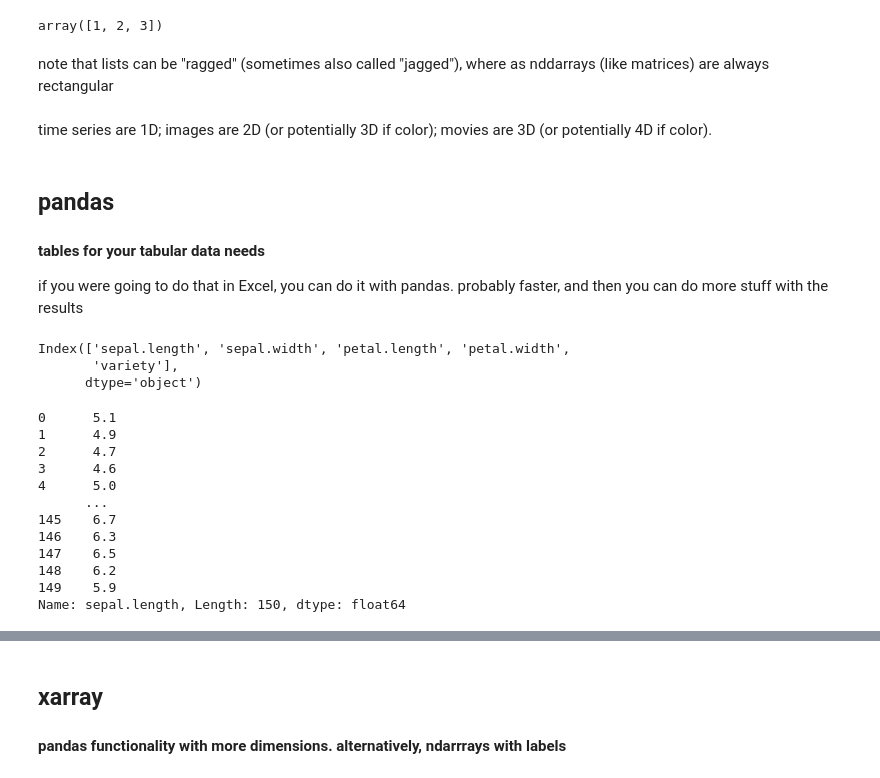
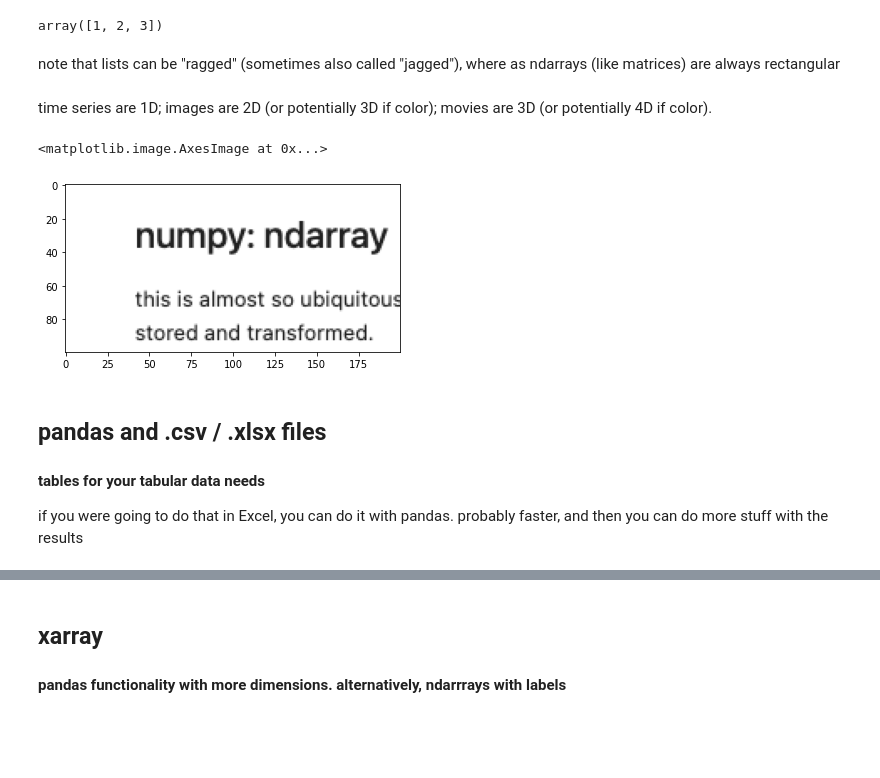
Before and after one commit to CU-NRSC-7657/NRSC7657, a Jupyter notebook: Week2/DataTypes_FlowControl.ipynb, the cells around one changed output, grey strips where cells are left out. Cells and saved outputs as stored; diff of their text form; code cells hidden in the pictures; blank space fills up the shorter version.

```diff
--- a/Week2/DataTypes_FlowControl.ipynb
+++ b/Week2/DataTypes_FlowControl.ipynb
@@ -122,9 +139,17 @@ array([1, 2, 3])
 # %% [markdown]
-note that lists can be "ragged" (sometimes also called "jagged"), where as nddarrays (like matrices) are always rectangular
+note that lists can be "ragged" (sometimes also called "jagged"), where as ndarrays (like matrices) are always rectangular
 # %% [markdown]
 time series are 1D; images are 2D (or potentially 3D if color); movies are 3D (or potentially 4D if color).
+# %%
+import matplotlib.pyplot as plt
+im=plt.imread('for_NRSC7657.png')
+# %%
+plt.imshow(im[:100,:200])
+# %% [output]
+<matplotlib.image.AxesImage at 0x...>
+[figure, added]
 # %% [markdown]
-## pandas
+## pandas and .csv / .xlsx files
 #### tables for your tabular data needs
 if you were going to do that in Excel, you can do it with pandas. probably faster, and then you can do more stuff with the results
 # %%
@@ -134,21 +156,0 @@ df = pd.read_csv('iris.csv')
-# %%
-df.columns
-# %% [output]
-Index(['sepal.length', 'sepal.width', 'petal.length', 'petal.width',
-       'variety'],
-      dtype='object')
-# %%
-df['sepal.length']
-# %% [output]
-0      5.1
-1      4.9
-2      4.7
-3      4.6
-4      5.0
-      ...
-145    6.7
-146    6.3
-147    6.5
-148    6.2
-149    5.9
-Name: sepal.length, Length: 150, dtype: float64
```
Also changed, not shown: parts of 30 cells of this notebook, 1 other file.
